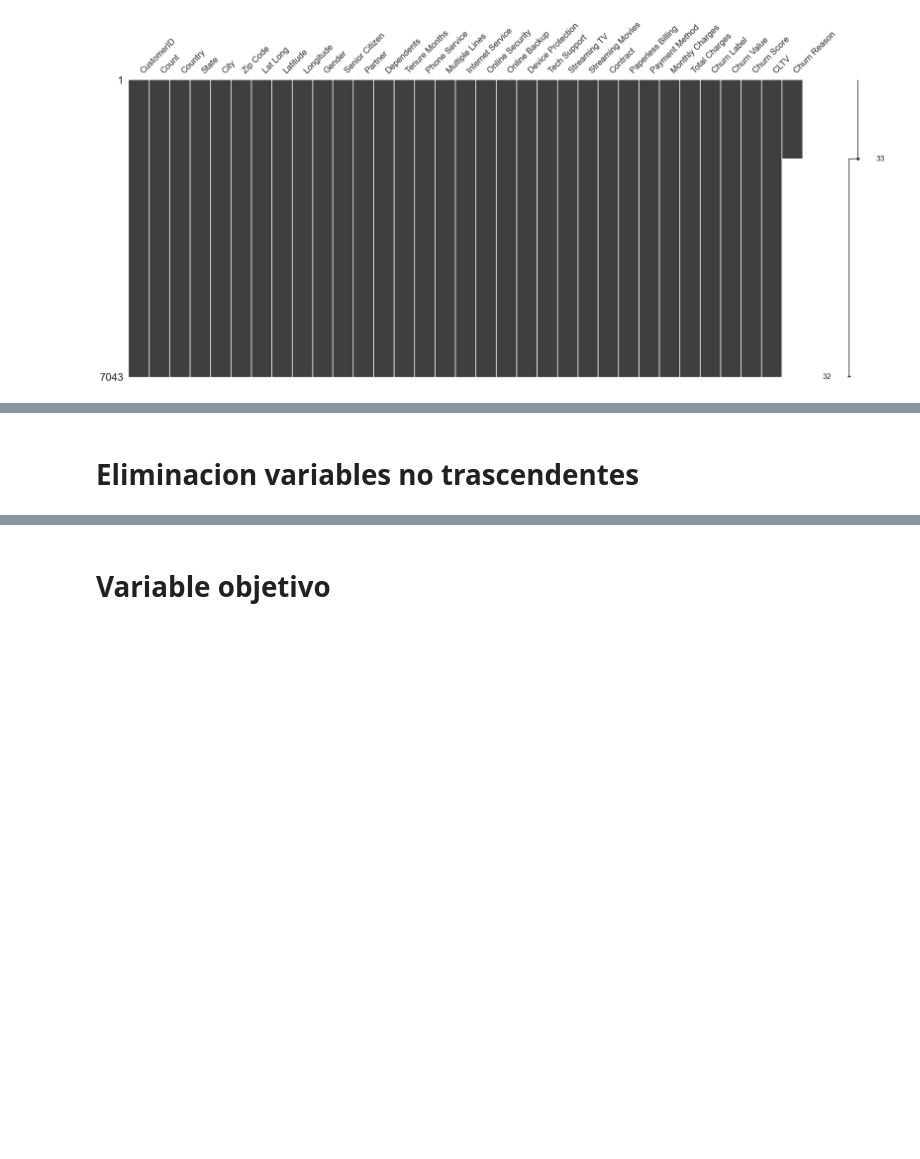
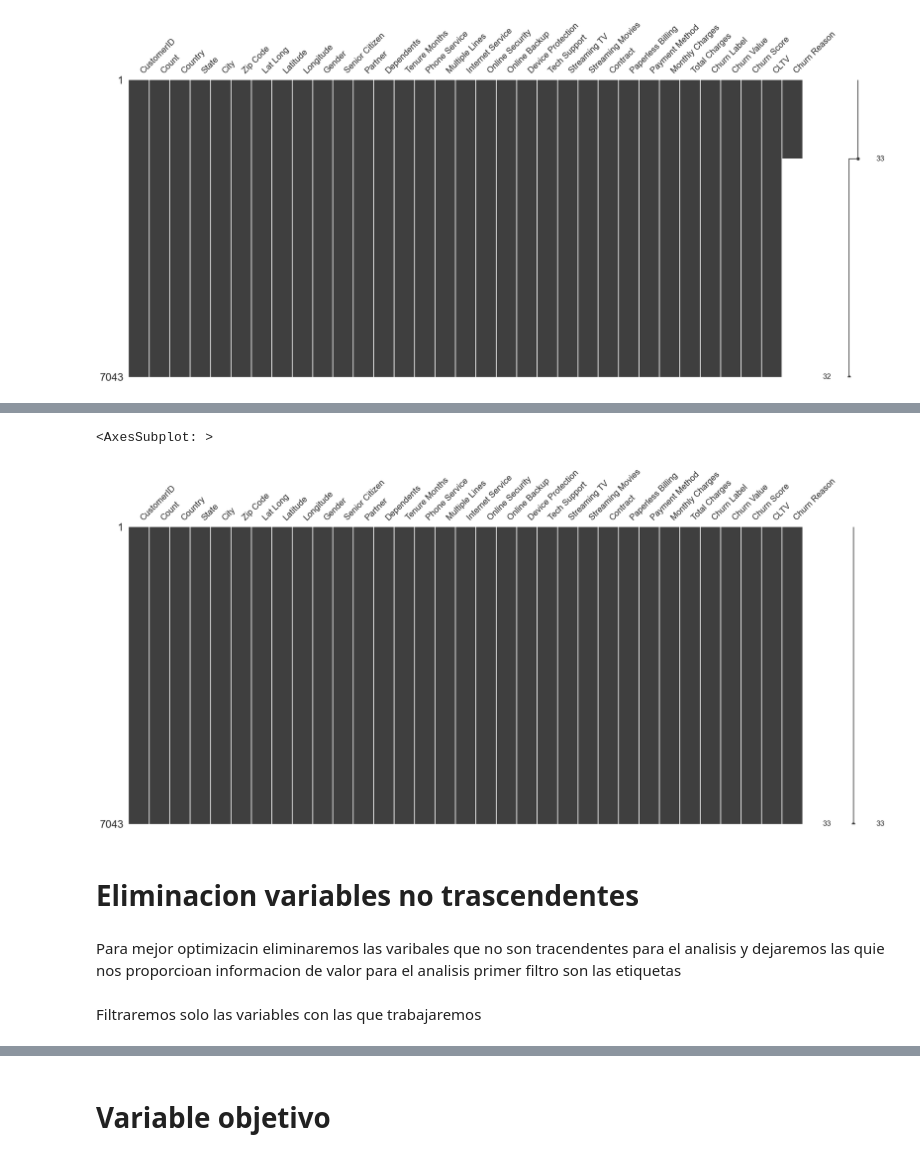
Before and after one commit to Brayam1998/dataScience_Churn, a Jupyter notebook: proyecto churn/Revision_Calidad_Data/revisionYtransformacion.ipynb, the cells around one changed output, grey strips where cells are left out. Cells and saved outputs as stored; diff of their text form; code cells hidden in the pictures; blank space fills up the shorter version.

```diff
--- a/proyecto churn/Revision_Calidad_Data/revisionYtransformacion.ipynb
+++ b/proyecto churn/Revision_Calidad_Data/revisionYtransformacion.ipynb
@@ -144,0 +144,6 @@ missingno.matrix(df= dataset)
+# %%
+# hacemos la copia de seguridad
+dataset_t = dataset.copy(deep=True)
+# %%
+# llenamos los faltantres con la etiqueta cliente activo
+dataset_t["Churn Reason"] = dataset_t["Churn Reason"].fillna("cliente_activo")
@@ -145,2 +174,12 @@ missingno.matrix(df= dataset)
+# %%
+# al contrario que la misma tabla anterior tenemos toos los valores llenos
+missingno.matrix(df= dataset_t)
+# %% [output]
+<AxesSubplot: >
+[figure, added]
 # %% [markdown]
 # Eliminacion variables no trascendentes
+# %% [markdown]
+Para mejor optimizacin eliminaremos las varibales que no son tracendentes para el analisis y dejaremos las quie nos proporcioan informacion de valor para el analisis  primer filtro son las etiquetas
+# %% [markdown]
+Filtraremos solo las variables con las que trabajaremos
```
Also changed, not shown: parts of 30 cells of this notebook, 4 other files.
